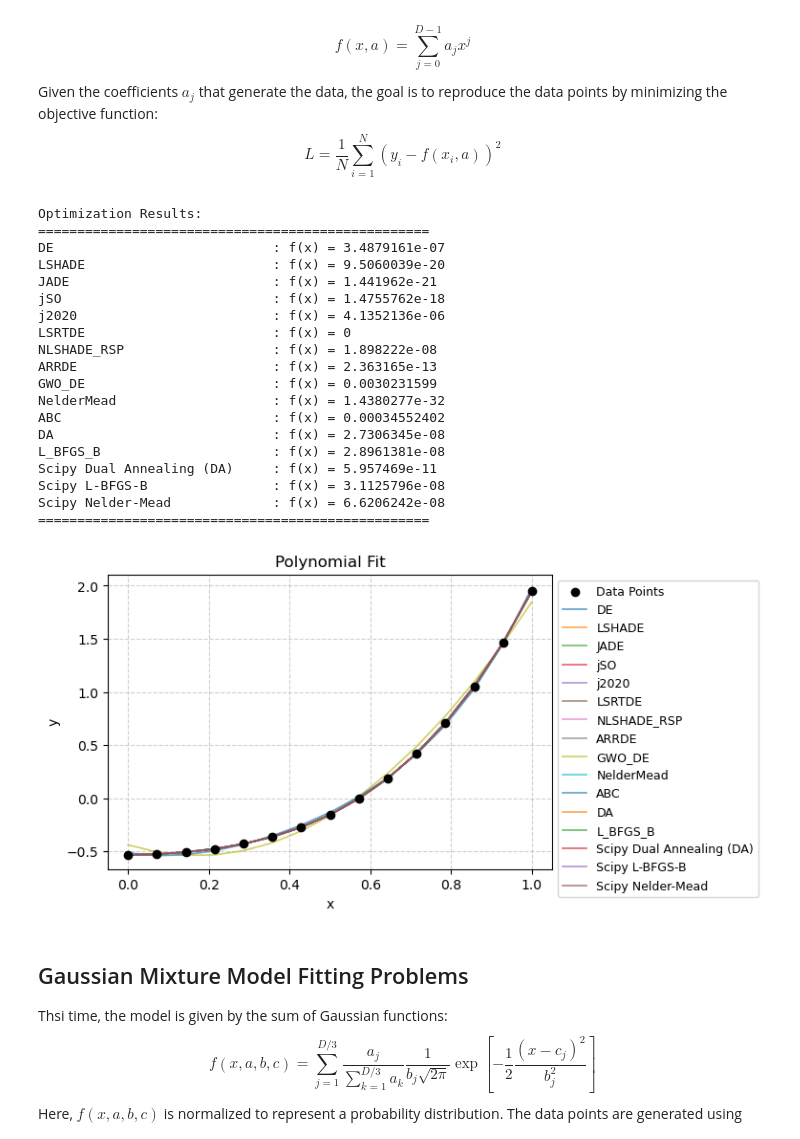
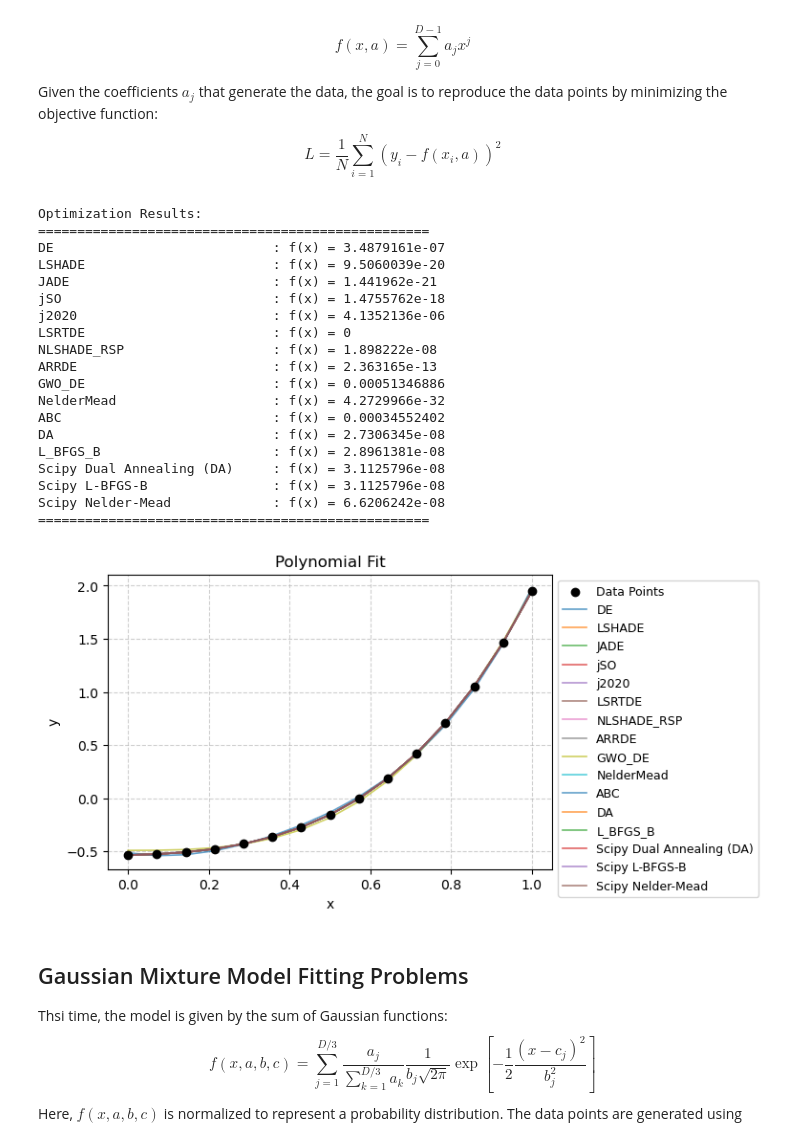
Before and after one commit to khoirulmuzakka/Minion, a Jupyter notebook: docs/source/minionpy/minimizer.ipynb, the cells around one changed output. Cells and saved outputs as stored; diff of their text form; code cells hidden in the pictures.

```diff
--- a/docs/source/minionpy/minimizer.ipynb
+++ b/docs/source/minionpy/minimizer.ipynb
@@ -204,7 +204,7 @@ def objective_function(X):
 # Optimization problem settings
 dimension = 10
 maxevals = 1000
-x0 = [3.0] * dimension
+x0 = [[3.0] * dimension]
 bounds = [(-10, 10)] * dimension
 
 # List of algorithms to test
@@ -243,9 +243,9 @@ for algo, opt_func in [
 ]:
     start_time = time.time()
     if algo == "Scipy Dual Annealing":
-        result = opt_func(func, bounds=bounds, maxfun=maxevals, no_local_search=False, x0=x0)
+        result = opt_func(func, bounds=bounds, maxfun=maxevals, no_local_search=False, x0=x0[0])
     else:
-        result = opt_func(func, x0=x0, method="L-BFGS-B", options={"maxfun": maxevals}, bounds=bounds)
+        result = opt_func(func, x0=x0[0], method="L-BFGS-B", options={"maxfun": maxevals}, bounds=bounds)
 
     elapsed = time.time() - start_time
     print(f"Algo : {algo:<30} | f(x) = {result.fun:<20.8g} | Elapsed: {elapsed:.2f} sec")
@@ -381,7 +382,7 @@ p_parallel = mpy.Process_Parallel(8, Objective, 0.2)
 
 #You can test the vectorization as follows :
 start = time.time()
-X = np.random.rand(8, 10) #randomly creates 6 vectors of dimension 8
+X = np.random.rand(8, 6) #randomly creates 6 vectors of dimension 8
 res = p_parallel(X)
 print("Vectorization using Process_Parallel : \n\t", res)
 print("Elapsed  : ", time.time()-start, "\n")
@@ -407,7 +408,7 @@ True
 # %%
 dimension = 8 #set dimension of the problem
 maxevals = 1000 #number of function calls
-x0 = [3.0]*dimension # initial guess
+x0 = [[3.0]*dimension] # initial guess
 bounds = [(-10, 10)]*dimension
 algo = "ARRDE"
 
@@ -462,7 +463,7 @@ def test_optimization(func, bounds, dimension, func_name, Nmaxeval, seed):
     }
 
     bounds_list = [bounds] * dimension
-    x0 = [0.0 for _ in range(dimension)]
+    x0 = [[0.0 for _ in range(dimension)]]
 
     print(f"\nRunning optimization for {func_name} (Dimension: {dimension})")
     print("=" * 60)
@@ -472,9 +473,10 @@ def test_optimization(func, bounds, dimension, func_name, Nmaxeval, seed):
             func, bounds_list, x0=x0, relTol=0.0, algo=algo,
             maxevals=Nmaxeval, callback=None, seed=seed,
             options={
-                "population_size"   : 0,
+                "population_size"   : 2*dimension,
                 "func_noise_ratio"  :  0.0,
-                "N_points_derivative": 1
+                "N_points_derivative": 1,
+                "bound_strategy" : "none"
                 }
         ).optimize()
         result[algo] = res.fun
@@ -485,8 +487,8 @@ def test_optimization(func, bounds, dimension, func_name, Nmaxeval, seed):
 
     # SciPy Optimizers
     scipy_algorithms = [
-        ("Scipy L-BFGS-B", minimize, {"x0": x0, "method": "L-BFGS-B", "options": {"maxfun": Nmaxeval}, "bounds": bounds_list}),
-        ("Scipy DA", dual_annealing, {"bounds": bounds_list, "maxfun": Nmaxeval, "no_local_search": False, "x0": x0}),
+        ("Scipy L-BFGS-B", minimize, {"x0": x0[0], "method": "L-BFGS-B", "options": {"maxfun": Nmaxeval}, "bounds": bounds_list}),
+        ("Scipy DA", dual_annealing, {"bounds": bounds_list, "maxfun": Nmaxeval, "no_local_search": False, "x0": x0[0]}),
     ]
 
     for name, func_opt, kwargs in scipy_algorithms:
@@ -521,10 +523,10 @@ algos = [
     "JADE", "ARRDE", "ABC", "NelderMead", "DA", "L_BFGS_B"
 ]
 
-Nmaxeval = 30000  # Maximum number of function evaluations
-dimension = 30
+Nmaxeval = 5000  # Maximum number of function evaluations
+dimension = 20
 NRuns = 1  # Number of repetitions
-year = 2017  # CEC benchmark year
+year = 2022  # CEC benchmark year
 
 # Function numbers for each CEC year
 func_numbers_dict = {
@@ -620,7 +622,7 @@ algos = [
 plt.figure(figsize=(6, 4))
 plt.scatter(x_data, y_data, label="Data Points", color="black", marker="o", zorder=3)
 
-x0 = [0.0 for _ in range(dimension)]
+x0 = [[0.0 for _ in range(dimension)]]
 
 print("\nOptimization Results:")
 print("=" * 50)
@@ -641,46 +643,46 @@ for algo in algos:
 
 # Run SciPy Optimizers
 scipy_algorithms = [
-    ("Scipy Dual Annealing (DA)", dual_annealing, {"bounds": bounds, "maxfun": Nmaxeval, "no_local_search": False}),
-    ("Scipy L-BFGS-B", minimize, {"x0": x0, "bounds": bounds, "method": "L-BFGS-B", "options": {"maxfun": Nmaxeval}}),
-    ("Scipy Nelder-Mead", minimize, {"x0": x0, "bounds": bounds, "method": "Nelder-Mead", "options": {"maxfev": Nmaxeval, "adaptive": True}}),
+    ("Scipy Dual Annealing (DA)", dual_annealing, {"bounds": bounds, "maxfun": Nmaxeval, "no_local_search": False, "x0": x0[0]}),
+    ("Scipy L-BFGS-B", minimize, {"x0": x0[0], "bounds": bounds, "method": "L-BFGS-B", "options": {"maxfun": Nmaxeval}}),
+    ("Scipy Nelder-Mead", minimize, {"x0": x0[0], "bounds": bounds, "method": "Nelder-Mead", "options": {"maxfev": Nmaxeval, "adaptive": True}}),
 ]
 
 for name, func_opt, kwargs in scipy_algorithms:
     res = func_opt(objective_function, **kwargs)
     print(f"{name:<30}: f(x) = {res.fun:<20.8g}")
     plt.plot(x_data, polynomial_model(x_data, res.x), label=name, linewidth=1.2, alpha=0.7)
 
 print("=" * 50)
 
 # Plot Formatting
 plt.legend(loc="upper left", bbox_to_anchor=(1, 1), fontsize=9)
 plt.title("Polynomial Fit")
 plt.xlabel("x")
 plt.ylabel("y")
 plt.grid(True, linestyle="--", alpha=0.6)
 plt.show()
 # %% [output]
 Optimization Results:
 ==================================================
 DE                            : f(x) = 3.4879161e-07
 LSHADE                        : f(x) = 9.5060039e-20
 JADE                          : f(x) = 1.441962e-21
 jSO                           : f(x) = 1.4755762e-18
 j2020                         : f(x) = 4.1352136e-06
 LSRTDE                        : f(x) = 0
 NLSHADE_RSP                   : f(x) = 1.898222e-08
 ARRDE                         : f(x) = 2.363165e-13
-GWO_DE                        : f(x) = 0.0030231599
-NelderMead                    : f(x) = 1.4380277e-32
+GWO_DE                        : f(x) = 0.00051346886
+NelderMead                    : f(x) = 4.2729966e-32
 ABC                           : f(x) = 0.00034552402
 DA                            : f(x) = 2.7306345e-08
 L_BFGS_B                      : f(x) = 2.8961381e-08
-Scipy Dual Annealing (DA)     : f(x) = 5.957469e-11
+Scipy Dual Annealing (DA)     : f(x) = 3.1125796e-08
 Scipy L-BFGS-B                : f(x) = 3.1125796e-08
 Scipy Nelder-Mead             : f(x) = 6.6206242e-08
 ==================================================
-[figure, old version]
+[figure, new version]
 # %% [markdown]
 ## Gaussian Mixture Model Fitting Problems
 
```
Also changed, not shown: parts of 13 cells of this notebook, 26 other files.
